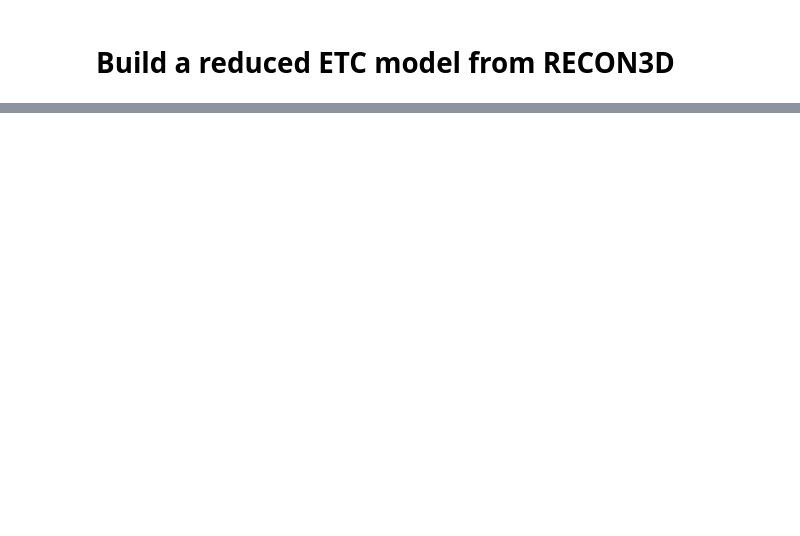
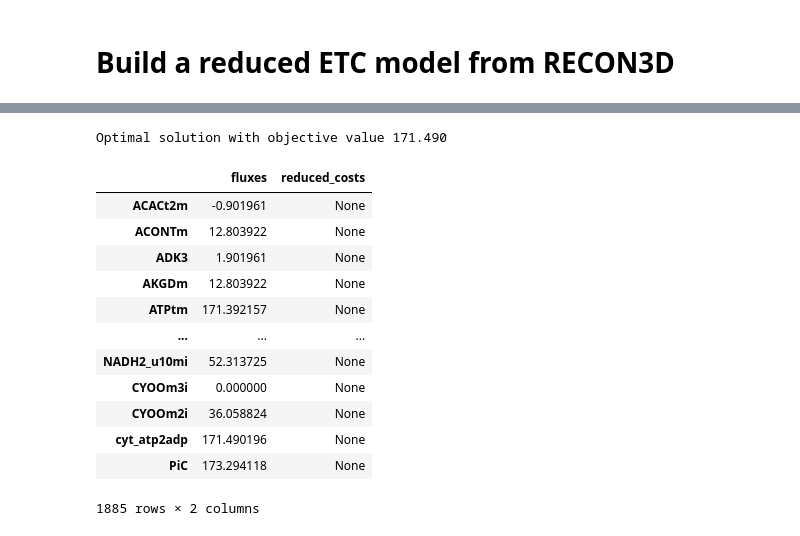
Before and after one commit to weilandtd/competitive_catabolism, a Jupyter notebook: mechanistic_model/redgem_eletron_transport_chain.ipynb, the cells around one changed output, grey strips where cells are left out. Saved outputs shown, nothing was run; the diff lists cells and outputs as text; code cells hidden in the pictures; blank space fills up the shorter version.

Commit message:
ADD: rationally build ETC model

```diff
--- a/mechanistic_model/redgem_eletron_transport_chain.ipynb
+++ b/mechanistic_model/redgem_eletron_transport_chain.ipynb
@@ -294,0 +57,22 @@ for reaction, sources in reaction_sources.items():
+# %%
+###########################################
+## Prepare the model lumpGEM
+###########################################
+
+
+# Add dummy reactions for ATP hydrolysis
+cyt_atp2adp = Reaction('cyt_atp2adp')
+recon3d.add_reactions([ cyt_atp2adp,])
+cyt_atp2adp.reaction = 'atp_c + h2o_c --> adp_c + pi_c + h_c'
+
+# ADD Phosphate translocase reaction
+PiC = Reaction('PiC')
+recon3d.add_reactions([ PiC,])
+PiC.reaction = 'pi_c + h_c -> pi_m + h_m'
+
+
+# This converts cobra reactions to pytfa (adds binary variables/constrains)
+recon3d.objective = Zero # Symbolic zero objective
+
+recon3d.prepare()
+recon3d.convert()
@@ -294,0 +352,9 @@ for reaction, sources in reaction_sources.items():
+# %%
+carbon_source = "EX_bhb_e"
+n_carbon = 4
+
+# Force ATPs to be active for the respiratory lumps
+recon3d.reactions.get_by_id('ATPS4mi').bounds = (1,200)
+
+lumps[carbon_source] = find_lumps(carbon_source, n_carbon, recon3d,
+                                    core_reactions=core_reaction_ids, method='min')
@@ -294,0 +442,26 @@ for reaction, sources in reaction_sources.items():
+# %%
+# Make flux variability and remove reactions that are not active
+reduced_model.objective = reduced_model.reactions.get_by_id('cyt_atp2adp')
+
+carbon_sources = ['EX_glc_D_e', 'EX_lac_L_e', 'EX_bhb_e', 'EX_hdca_e']
+
+for carbon_source in carbon_sources:
+    reduced_model.reactions.get_by_id(carbon_source).bounds = (-1, 0)
+
+
+reduced_model.optimize()
+# %% [output]
+Optimal solution with objective value 171.490
+|  | fluxes | reduced_costs |
+| ACACt2m | -0.901961 | None |
+| ACONTm | 12.803922 | None |
+| ADK3 | 1.901961 | None |
+| AKGDm | 12.803922 | None |
+| ATPtm | 171.392157 | None |
+| ... | ... | ... |
+| NADH2_u10mi | 52.313725 | None |
+| CYOOm3i | 0.000000 | None |
+| CYOOm2i | 36.058824 | None |
+| cyt_atp2adp | 171.490196 | None |
+| PiC | 173.294118 | None |
+1885 rows × 2 columns
```
Also changed, not shown: parts of 52 cells of this notebook, 7 other files.
